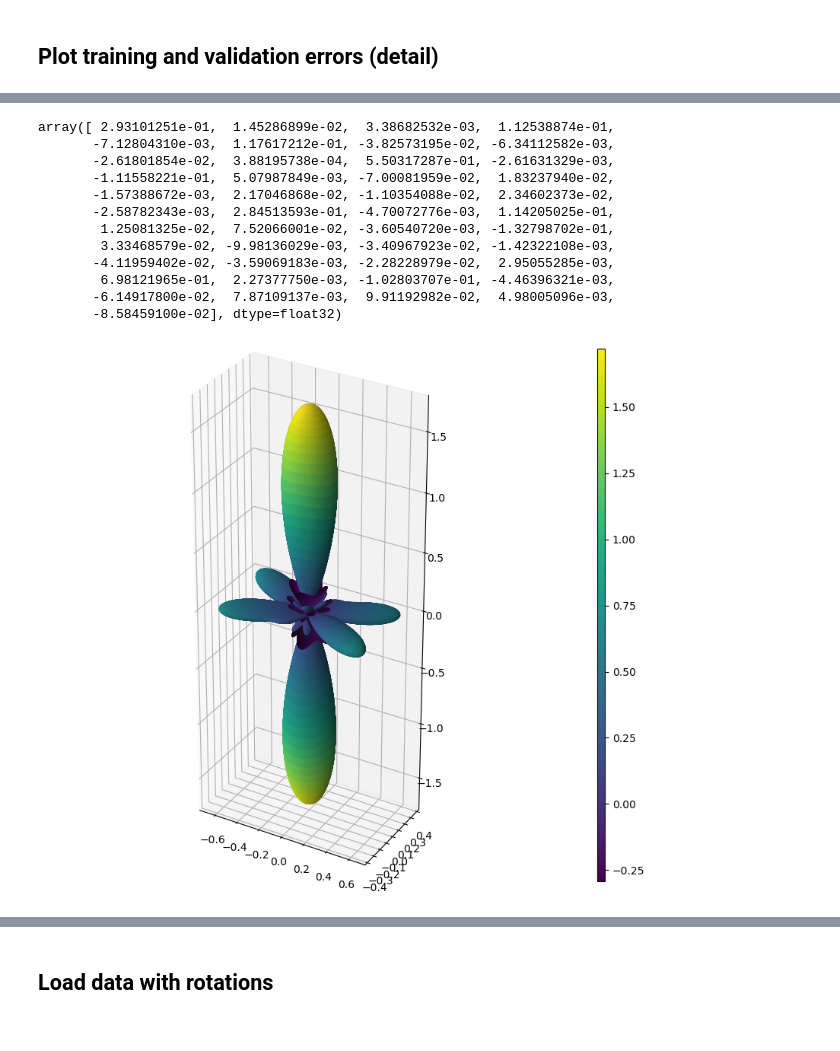
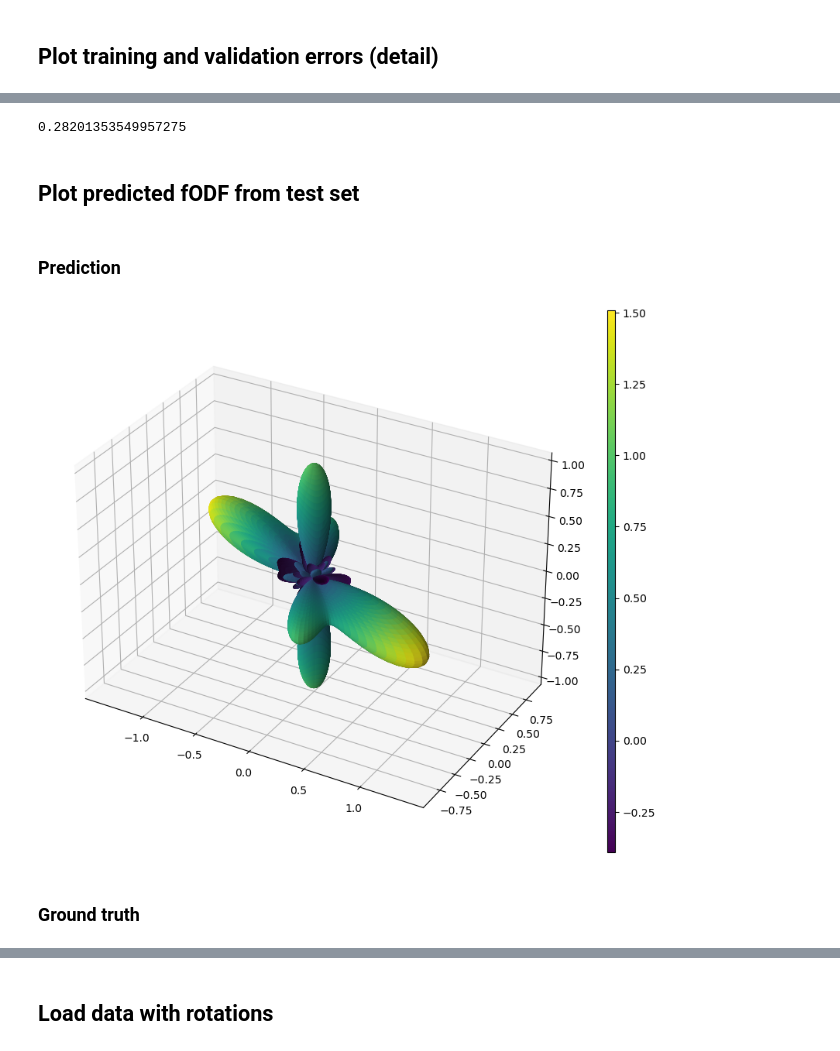
Before and after one commit to AlesRessler/AlesMScProject, a Jupyter notebook: 10 Multi-layer perceptron.ipynb, the cells around one changed output, grey strips where cells are left out. Cells and saved outputs as stored; diff of their text form; code cells hidden in the pictures.

Commit message:
Finished FCNN evaluation

```diff
--- a/10 Multi-layer perceptron.ipynb
+++ b/10 Multi-layer perceptron.ipynb
@@ -37,11 +37,13 @@ from sphericalharmonics.spherical_fourier_transform import get_spherical_harmoni
 input_size = 45
 output_size = 45
 learning_rate = 0.001
-final_learning_rate = 0.0001
+learning_rate_decay = 0.1
 batch_size = 1000
 num_batches = 5000
-num_batches_lr_reduction = 3000
+num_batches_lr_reduction = [3000,4000]
 max_degree = 8
+
+save_trained_model_path = './savedmodels/fcnn/model_weights.pth'
 # %% [markdown]
 ## Load dataset
 # %%
@@ -161,0 +172,3 @@ plt.show()
+# %%
+model.load_state_dict(torch.load(save_trained_model_path))
+model.eval()
@@ -178,46 +195,36 @@ tensor([[ 2.9310e-01,  1.4529e-02,  3.3868e-03,  1.1254e-01, -7.1280e-03,
+# %%
+test_outputs = model(torch.FloatTensor(test_data).to('mps'))
+# %%
+criterion(test_outputs, torch.FloatTensor(test_targets).to('mps')).item()
+# %% [output]
+0.28201353549957275
+# %% [markdown]
+## Plot predicted fODF from test set
 # %%
-outputs = torch.squeeze(outputs)
-outputs = outputs.cpu().detach().numpy()
+test_outputs = test_outputs.cpu().detach().numpy()
-# %%
-outputs
-# %% [output]
-array([ 2.93101251e-01,  1.45286899e-02,  3.38682532e-03,  1.12538874e-01,
-       -7.12804310e-03,  1.17617212e-01, -3.82573195e-02, -6.34112582e-03,
-       -2.61801854e-02,  3.88195738e-04,  5.50317287e-01, -2.61631329e-03,
-       -1.11558221e-01,  5.07987849e-03, -7.00081959e-02,  1.83237940e-02,
-       -1.57388672e-03,  2.17046868e-02, -1.10354088e-02,  2.34602373e-02,
-       -2.58782343e-03,  2.84513593e-01, -4.70072776e-03,  1.14205025e-01,
-        1.25081325e-02,  7.52066001e-02, -3.60540720e-03, -1.32798702e-01,
-        3.33468579e-02, -9.98136029e-03, -3.40967923e-02, -1.42322108e-03,
-       -4.11959402e-02, -3.59069183e-03, -2.28228979e-02,  2.95055285e-03,
-        6.98121965e-01,  2.27377750e-03, -1.02803707e-01, -4.46396321e-03,
-       -6.14917800e-02,  7.87109137e-03,  9.91192982e-02,  4.98005096e-03,
-       -8.58459100e-02], dtype=float32)
+# %% [markdown]
+### Prediction
 # %%
-x, y, z, fcolors = get_spherical_function_values_from_spherical_expansion(outputs, max_degree=8,resolution=200,min_value=None,max_value=None, normalize=False)
+x, y, z, fcolors = get_spherical_function_values_from_spherical_expansion(test_outputs[0], max_degree=max_degree,resolution=200,min_value=None,max_value=None, normalize=False)
 
 x = x * fcolors
 y = y * fcolors
 z = z * fcolors
 
 fig = plt.figure(figsize=(10,10))
 
 cmap = plt.cm.viridis
 normalization = Normalize(vmin=np.min(fcolors), vmax=np.max(fcolors))
 sm = plt.cm.ScalarMappable(cmap=cmap, norm=normalization)
 
 ax = fig.add_subplot(111, projection='3d')
 ax.plot_surface(x, y, z,  rstride=1, cstride=1, facecolors=plt.cm.viridis(normalization(fcolors)), shade=True)
-#ax.set_axis_off()
 plt.gca().set_aspect('equal')
-
-#ax.plot([-0.99834138,0],[-0.0575716,0],[0,0])
-#ax.plot([-0.57181506,0],[-0.82038256,0],[0,0])
 
 fig.subplots_adjust(right=0.8)
 cbar_ax = fig.add_axes([0.85, 0.15, 0.01, 0.7])
 cbar = fig.colorbar(sm, ax=[ax], cax=cbar_ax)
 
 plt.show()
 # %% [output]
-[figure, old version]
+[figure, new version]
@@ -226 +231,3 @@ ground_truth = val_targets[2]
+# %% [markdown]
+### Ground truth
 # %%
```
Also changed, not shown: parts of 24 cells of this notebook, 2 other files.
